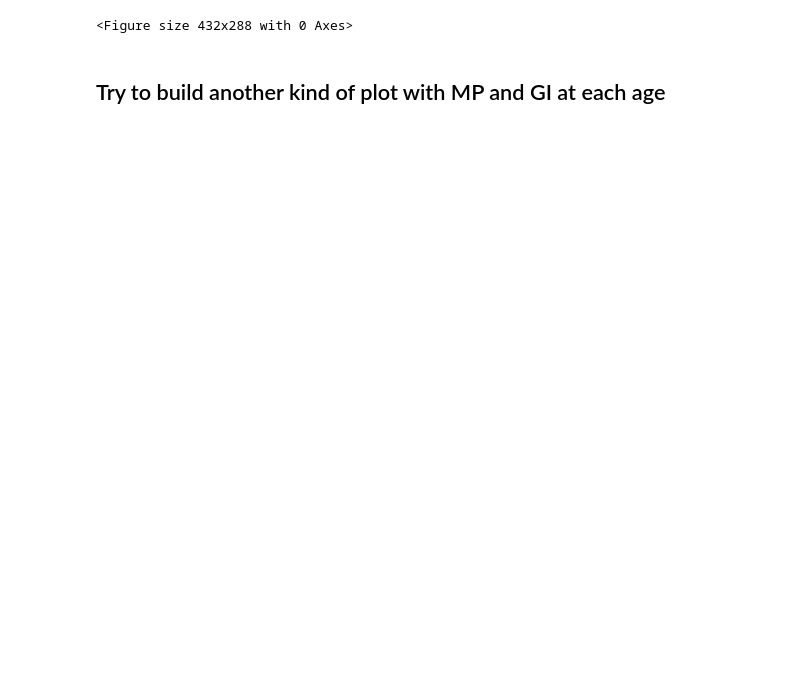
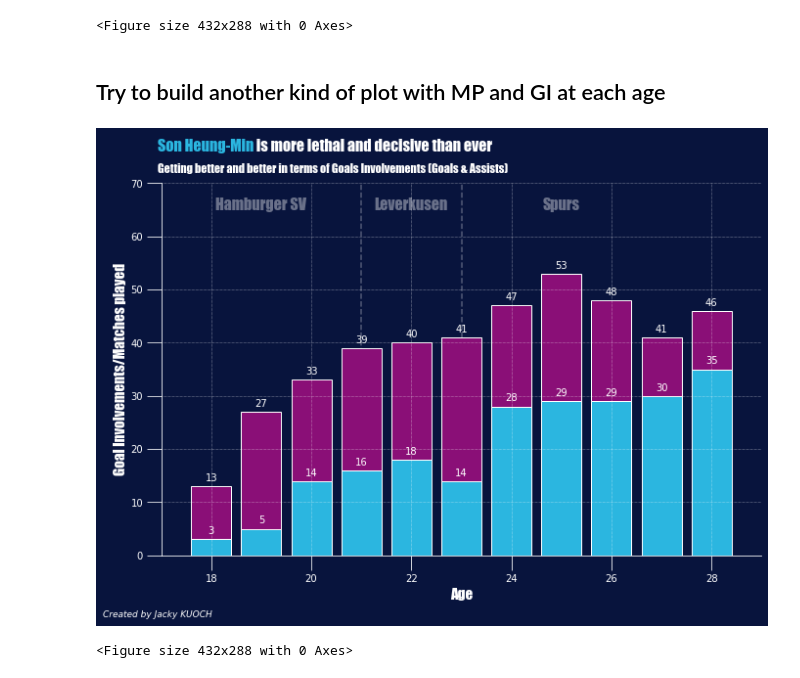
Before and after one commit to JackyKch/HeungMinSonJourney, a Jupyter notebook: coding/dataviz/Son_GI.ipynb, the cells around one changed output. Cells and saved outputs as stored; diff of their text form; code cells hidden in the pictures; blank space fills up the shorter version.

```diff
--- a/coding/dataviz/Son_GI.ipynb
+++ b/coding/dataviz/Son_GI.ipynb
@@ -129,3 +129,66 @@ plt.tight_layout()
 <Figure size 432x288 with 0 Axes>
 # %% [markdown]
 ## Try to build another kind of plot with MP and GI at each age
+# %%
+fig,ax = plt.subplots(figsize = (11,7))
+
+#Add grid to the plot
+ax.grid(ls="dotted", lw="0.5", color="w", zorder=1)
+
+hfont = {'fontname':'Impact'}
+
+#Change the background color
+fig.set_facecolor("#08143D")
+ax.patch.set_facecolor("#08143D")
+
+#Change the ticks color
+ax.tick_params(colors="w", length=15)
+
+#Change the axes color
+ax.spines['bottom'].set_color("w")
+ax.spines['top'].set_visible(False)
+ax.spines['right'].set_visible(False)
+ax.spines['left'].set_color("w")
+
+# Plot Son Goal Involments
+plt.bar(df_7['Age'], df_7['GI'], zorder=1, color="#2bb6e0",edgecolor = 'w')
+
+#Plot Son MP over GI
+plt.bar(df_7['Age'], df_7['MP']-df_7['GI'], bottom=df_7['GI'], color='#8A0F77', edgecolor='w')
+
+## Hamburger SV
+hamburgerpart = ax.text(19, 65, "Hamburger SV", fontsize=16, ha="center", color="w",alpha=0.4 , **hfont, zorder=1)
+## Leverkusen
+leverkusenpart = ax.text(22, 65, "Leverkusen", fontsize=16, ha="center", color="w",alpha=0.4 , **hfont, zorder=1)
+## Spurs
+spurspart = ax.text(25, 65, "Spurs", fontsize=16, ha="center", color="w",alpha=0.4 , **hfont, zorder=1)
+
+# Plot Goal Involmements and Matches played at various ages.
+for i in range (len(df_7)) :
+    plt.text(x=df_7["Age"][i], y=df_7["GI"][i]+1, s=df_7["GI"][i], size=10, color="w", ha="center",zorder=3)
+    plt.text(x=df_7["Age"][i], y=df_7["MP"][i]+1, s=df_7["MP"][i], size=10, color="w", ha="center",zorder=3)
+
+# Split the graph in Club areas
+ax.axvline(x=21, color="w", zorder=0, alpha=0.3, linestyle="--")
+ax.axvline(x=23, color="w", zorder=0, alpha=0.3, linestyle="--")
+
+# Set the ticks
+plt.xticks([18, 20, 22, 24,26, 28])
+plt.yticks([0,10,20,30,40,50,60,70])
+ax.set_ylim(0,70)
+plt.xlim(xmin=17, xmax=29)
+
+# Axes Label
+plt.xlabel("Age", color="w", fontsize=15 , **hfont)
+plt.ylabel("Goal Involvements/Matches played", color="w", fontsize=15 , **hfont)
+
+# Title and credits
+fig_text(0.12,0.97, s="<Son Heung-Min> is more lethal and decisive than ever\n", highlight_textprops=[{"color": '#2bb6e0'}], fontsize = 16, fontweight = "bold", color = "w", **hfont)
+fig.text(0.12,0.9, "Getting better and better in terms of Goals Involvements (Goals & Assists)", fontsize = 12, fontweight="light", color = "w", **hfont)
+fig.text(0.05, 0, "Created by Jacky KUOCH",fontstyle="italic",fontsize=9, color="w")
+
+plt.show()
+plt.tight_layout()
+# %% [output]
+[figure, added]
+<Figure size 432x288 with 0 Axes>
```
Also changed, not shown: parts of 4 cells of this notebook.
